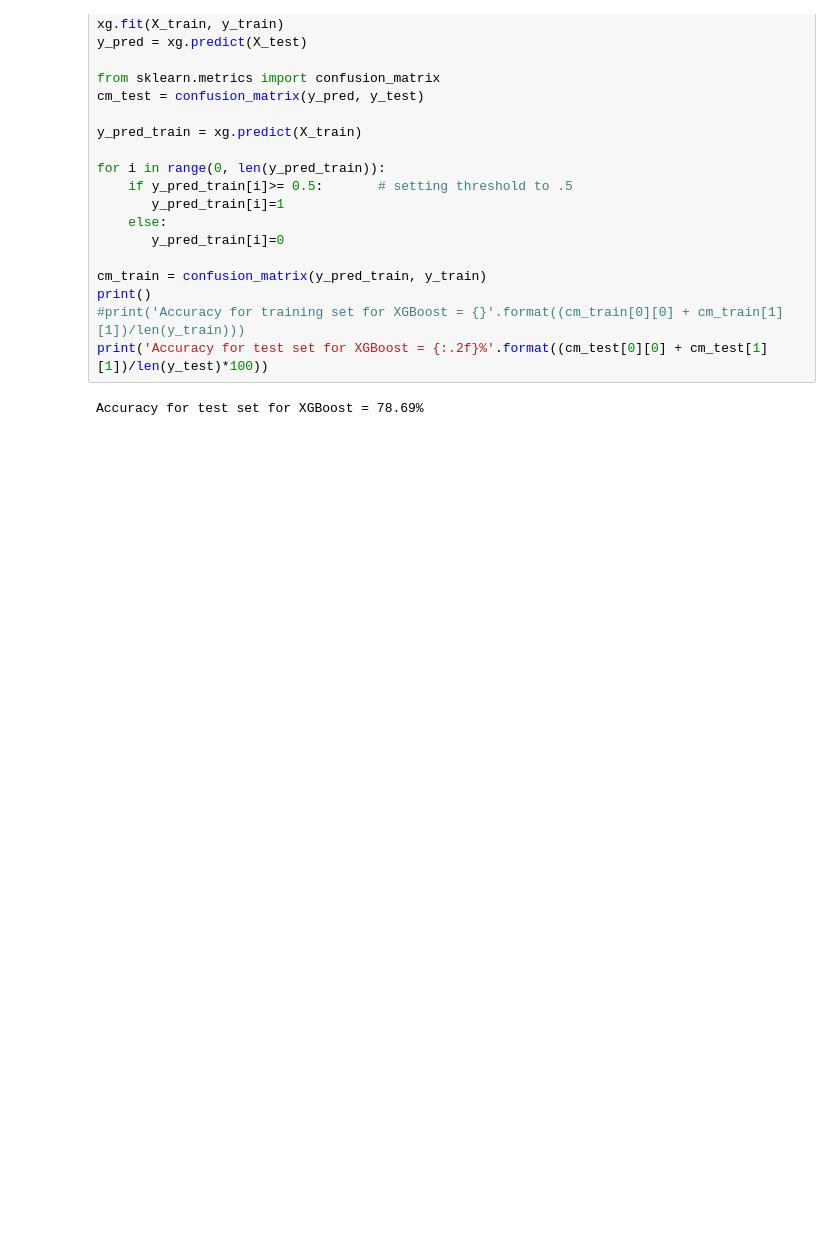
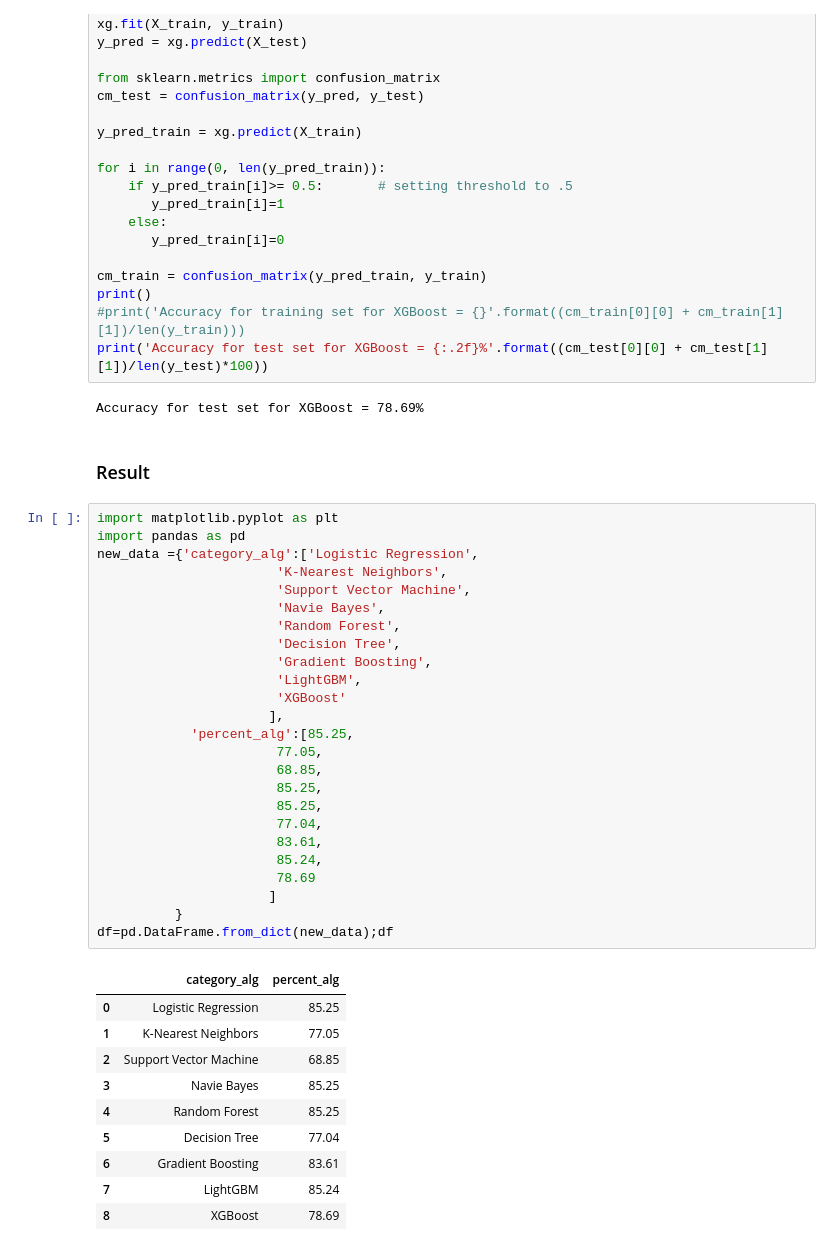
Before and after one commit to hidayatarg/HeartDiseasePrediction-MachineLearning, a Jupyter notebook: test.ipynb, the cells around one changed output. Cells and saved outputs as stored; diff of their text form; blank space fills up the shorter version.

```diff
--- a/test.ipynb
+++ b/test.ipynb
@@ -585,3 +585,41 @@ print()
 print('Accuracy for test set for XGBoost = {:.2f}%'.format((cm_test[0][0] + cm_test[1][1])/len(y_test)*100))
 # %% [output]
 Accuracy for test set for XGBoost = 78.69%
+# %% [markdown]
+### Result
+# %%
+import matplotlib.pyplot as plt
+import pandas as pd
+new_data ={'category_alg':['Logistic Regression',
+                       'K-Nearest Neighbors',
+                       'Support Vector Machine',
+                       'Navie Bayes',
+                       'Random Forest',
+                       'Decision Tree',
+                       'Gradient Boosting',
+                       'LightGBM',
+                       'XGBoost'
+                      ],
+            'percent_alg':[85.25,
+                       77.05,
+                       68.85,
+                       85.25,
+                       85.25,
+                       77.04,
+                       83.61,
+                       85.24,
+                       78.69
+                      ]
+          }
+df=pd.DataFrame.from_dict(new_data);df
+# %% [output]
+|  | category_alg | percent_alg |
+| 0 | Logistic Regression | 85.25 |
+| 1 | K-Nearest Neighbors | 77.05 |
+| 2 | Support Vector Machine | 68.85 |
+| 3 | Navie Bayes | 85.25 |
+| 4 | Random Forest | 85.25 |
+| 5 | Decision Tree | 77.04 |
+| 6 | Gradient Boosting | 83.61 |
+| 7 | LightGBM | 85.24 |
+| 8 | XGBoost | 78.69 |
```
Also changed, not shown: parts of 1 cell of this notebook, 1 other file.
